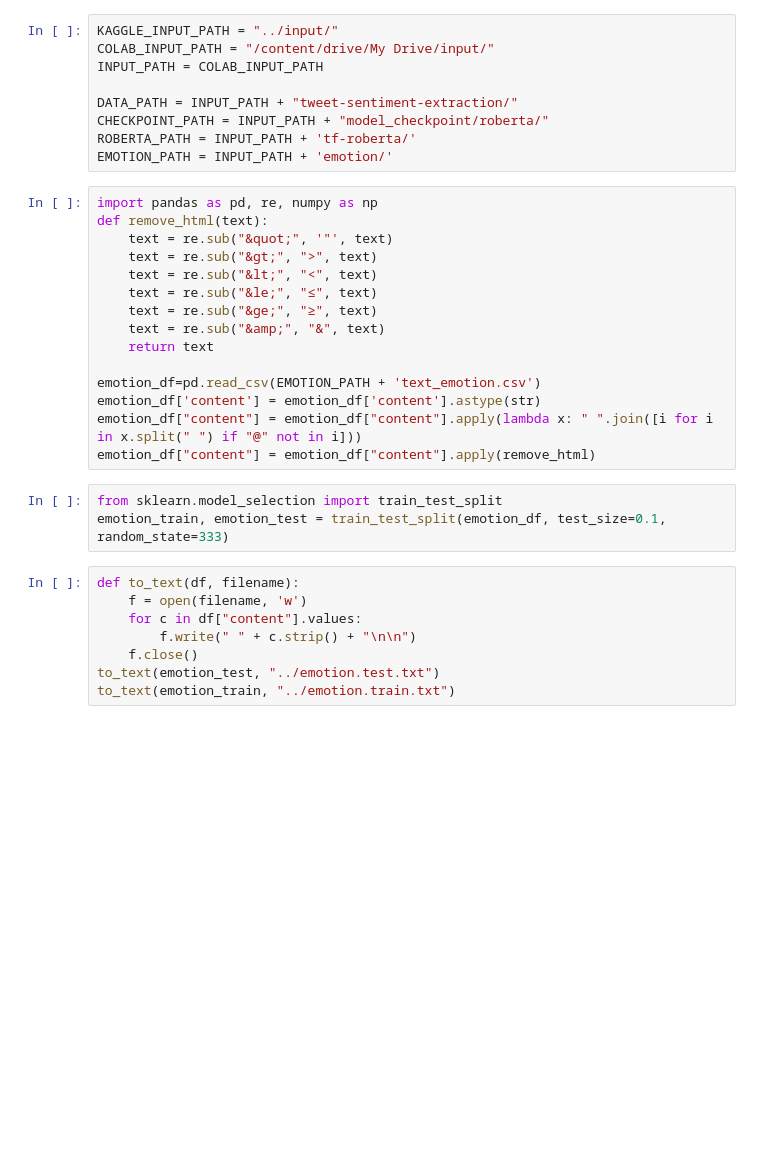
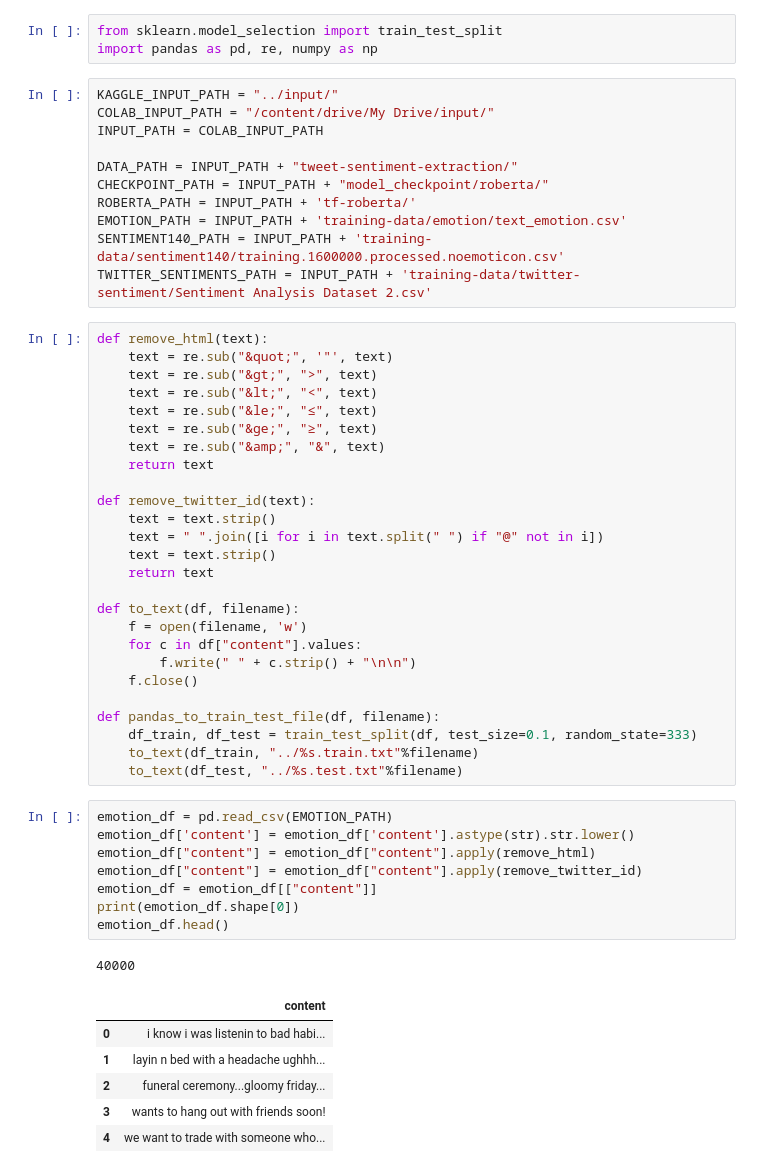
Before and after one commit to branjbar/nlp-bert-family, a Jupyter notebook: transformers/finetuning_roberta.ipynb, the cells around one changed output. Cells and saved outputs as stored; diff of their text form; blank space fills up the shorter version.

```diff
--- a/transformers/finetuning_roberta.ipynb
+++ b/transformers/finetuning_roberta.ipynb
@@ -103,3 +91,6 @@ wikitext-2-raw-v1.z 100%[===================>]   4.50M  3.06MB/s    in 1.5s
+# %%
+from sklearn.model_selection import train_test_split
+import pandas as pd, re, numpy as np
 # %%
 KAGGLE_INPUT_PATH = "../input/"
 COLAB_INPUT_PATH = "/content/drive/My Drive/input/"
@@ -108,9 +99,10 @@ INPUT_PATH = COLAB_INPUT_PATH
 DATA_PATH = INPUT_PATH + "tweet-sentiment-extraction/"
 CHECKPOINT_PATH = INPUT_PATH + "model_checkpoint/roberta/"
 ROBERTA_PATH = INPUT_PATH + 'tf-roberta/'
-EMOTION_PATH = INPUT_PATH + 'emotion/'
+EMOTION_PATH = INPUT_PATH + 'training-data/emotion/text_emotion.csv'
+SENTIMENT140_PATH = INPUT_PATH + 'training-data/sentiment140/training.1600000.processed.noemoticon.csv'
+TWITTER_SENTIMENTS_PATH = INPUT_PATH + 'training-data/twitter-sentiment/Sentiment Analysis Dataset 2.csv'
 # %%
-import pandas as pd, re, numpy as np
 def remove_html(text):
     text = re.sub("&quot;", '"', text)
     text = re.sub("&gt;", ">", text)
@@ -120,18 +112,35 @@ def remove_html(text):
     text = re.sub("&amp;", "&", text)
     return text
 
-emotion_df=pd.read_csv(EMOTION_PATH + 'text_emotion.csv')
-emotion_df['content'] = emotion_df['content'].astype(str)
-emotion_df["content"] = emotion_df["content"].apply(lambda x: " ".join([i for i in x.split(" ") if "@" not in i]))
-emotion_df["content"] = emotion_df["content"].apply(remove_html)
+def remove_twitter_id(text):
+    text = text.strip()
+    text = " ".join([i for i in text.split(" ") if "@" not in i])
+    text = text.strip()
+    return text
+
+def to_text(df, filename):
+    f = open(filename, 'w')
+    for c in df["content"].values:
+        f.write(" " + c.strip() + "\n\n")
+    f.close()
+
+def pandas_to_train_test_file(df, filename):
+    df_train, df_test = train_test_split(df, test_size=0.1, random_state=333)
+    to_text(df_train, "../%s.train.txt"%filename)
+    to_text(df_test, "../%s.test.txt"%filename)
-# %%
-from sklearn.model_selection import train_test_split
-emotion_train, emotion_test = train_test_split(emotion_df, test_size=0.1, random_state=333)
-# %%
-def to_text(df, filename):
-    f = open(filename, 'w')
-    for c in df["content"].values:
-        f.write(" " + c.strip() + "\n\n")
-    f.close()
-to_text(emotion_test, "../emotion.test.txt")
-to_text(emotion_train, "../emotion.train.txt")
+# %%
+emotion_df = pd.read_csv(EMOTION_PATH)
+emotion_df['content'] = emotion_df['content'].astype(str).str.lower()
+emotion_df["content"] = emotion_df["content"].apply(remove_html)
+emotion_df["content"] = emotion_df["content"].apply(remove_twitter_id)
+emotion_df = emotion_df[["content"]]
+print(emotion_df.shape[0])
+emotion_df.head()
+# %% [output]
+40000
+|  | content |
+| 0 | i know i was listenin to bad habi... |
+| 1 | layin n bed with a headache ughhh... |
+| 2 | funeral ceremony...gloomy friday... |
+| 3 | wants to hang out with friends soon! |
+| 4 | we want to trade with someone who... |
```
Also changed, not shown: parts of 12 cells of this notebook.
